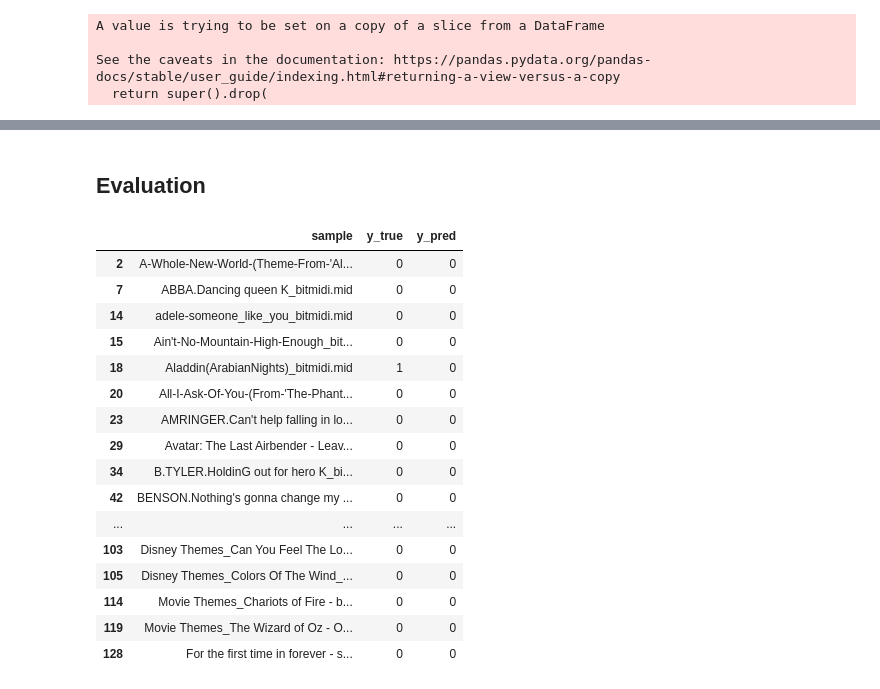
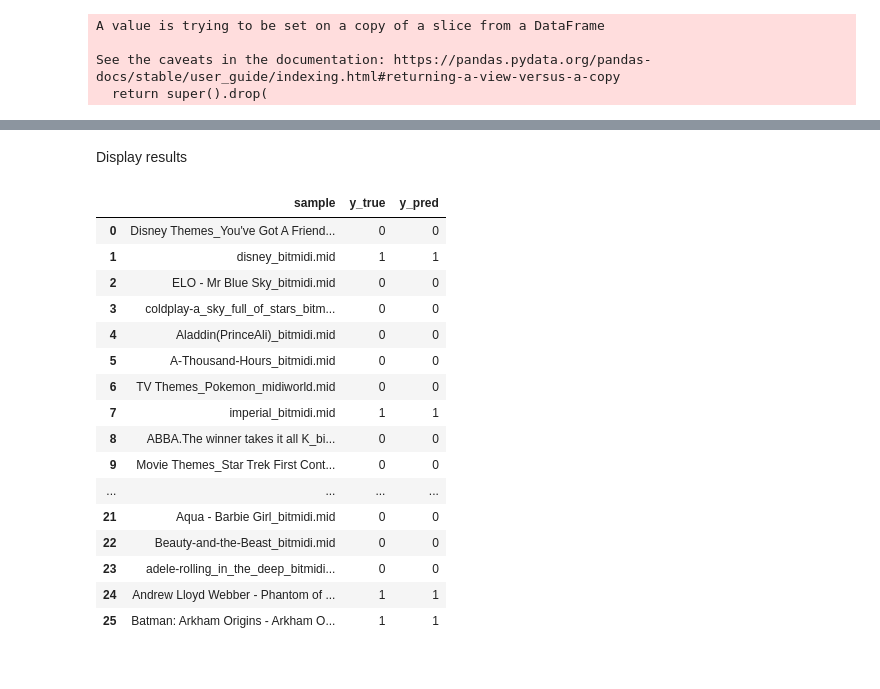
Before and after one commit to chuangcaleb/music-theme-recognition, a Jupyter notebook: training_model/model.ipynb, the cells around one changed output, grey strips where cells are left out. Cells and saved outputs as stored; diff of their text form; code cells hidden in the pictures.

Commit message:
feat: sampling, 0 var feat sel, decision tree

```diff
--- a/training_model/model.ipynb
+++ b/training_model/model.ipynb
@@ -47,7 +56,6 @@ raw_label_df = pd.read_excel(song_theme_label_database_path)
 Select the features for this iteration
 # %%
-# Feature Selection
-feature_df = raw_feature_df.loc[:,feature_start:feature_end]
+man_feature_df = raw_feature_df.loc[:,feature_start:feature_end]
 # %% [markdown]
 Select the labels for this iteration
 # %%
@@ -82,0 +108,13 @@ Splitting dataset
+# %%
+# from numpy import ravel
+
+# feature_np = feature_df.to_numpy()
+# label_np = label_df.to_numpy()
+# # feature_np = feature_df
+# # label_np = label_df
+
+# feature_np = feature_df.to_numpy()
+feature_np = var_feature_df
+label_np = label_df.to_numpy().astype(int)
+
+ids_df = raw_feature_df['sample']
@@ -106,16 +175,15 @@ print(sorted(Counter(y_resampled).items()))
 # %%
-# parameters = {'k': range(3,5), 's': [0.5, 0.7, 1.0]}
-# score = 'f1_macro'
+from sklearn.tree import DecisionTreeClassifier
+
+parameters = {'k': range(3,5), 's': [0.5, 0.7, 1.0]}
+score = 'f1_macro'
 # from imblearn.ensemble import BalancedRandomForestClassifier
 
 # classifier = GridSearchCV(MLkNN(), parameters, scoring=score)
-classifier = MLkNN()
+# classifier = MLkNN()
+classifier = DecisionTreeClassifier(max_leaf_nodes=10,random_state=rand_state)
 # classifier = BalancedRandomForestClassifier(n_estimators=500, random_state=rand_state)
 classifier.fit(x_train, y_train)
 
-# print (classifier.best_params_, classifier.best_score_)
+# print(classifier.best_params_, classifier.best_score_)
 # classifier.fit(X_resampled, y_resampled)
-
-# predict
-# predictions = classifier.predict(x_test)
-predictions = classifier.predict(x_test).asformat('array')
@@ -121,0 +226,2 @@ predictions = classifier.predict(x_test).asformat('array')
+# %%
+predictions = classifier.predict(x_test)
@@ -138,28 +240,32 @@ F1-score: 0.0
-# %% [markdown]
-## Evaluation
+# %% [markdown]
+Display results
 # %%
+predictions_df = pd.DataFrame(predictions, columns = label_df.columns)
+y_test_df = pd.DataFrame(predictions, columns = label_df.columns)
+
 results = pd.DataFrame(
-    {'sample': ids_test, 'y_true': flat_y_true, 'y_pred': flat_predictions})
+    # {'sample': ids_test, 'y_true': flat_y_true, 'y_pred': flat_predictions})
     # {'sample': ids_test, 'y_true': y_test, 'y_pred': predictions})
+    {'sample': ids_test.reset_index(drop=True), 'y_true': y_test_df[target_label], 'y_pred':predictions_df[target_label]})
 
 results = results.sort_index()
 
 results
 # %% [output]
 |  | sample | y_true | y_pred |
-| 2 | A-Whole-New-World-(Theme-From-'Al... | 0 | 0 |
-| 7 | ABBA.Dancing queen K_bitmidi.mid | 0 | 0 |
-| 14 | adele-someone_like_you_bitmidi.mid | 0 | 0 |
-| 15 | Ain't-No-Mountain-High-Enough_bit... | 0 | 0 |
-| 18 | Aladdin(ArabianNights)_bitmidi.mid | 1 | 0 |
-| 20 | All-I-Ask-Of-You-(From-'The-Phant... | 0 | 0 |
-| 23 | AMRINGER.Can't help falling in lo... | 0 | 0 |
-| 29 | Avatar: The Last Airbender - Leav... | 0 | 0 |
-| 34 | B.TYLER.HoldinG out for hero K_bi... | 0 | 0 |
-| 42 | BENSON.Nothing's gonna change my ... | 0 | 0 |
+| 0 | Disney Themes_You've Got A Friend... | 0 | 0 |
+| 1 | disney_bitmidi.mid | 1 | 1 |
+| 2 | ELO - Mr Blue Sky_bitmidi.mid | 0 | 0 |
+| 3 | coldplay-a_sky_full_of_stars_bitm... | 0 | 0 |
+| 4 | Aladdin(PrinceAli)_bitmidi.mid | 0 | 0 |
+| 5 | A-Thousand-Hours_bitmidi.mid | 0 | 0 |
+| 6 | TV Themes_Pokemon_midiworld.mid | 0 | 0 |
+| 7 | imperial_bitmidi.mid | 1 | 1 |
+| 8 | ABBA.The winner takes it all K_bi... | 0 | 0 |
+| 9 | Movie Themes_Star Trek First Cont... | 0 | 0 |
 | ... | ... | ... | ... |
-| 103 | Disney Themes_Can You Feel The Lo... | 0 | 0 |
-| 105 | Disney Themes_Colors Of The Wind_... | 0 | 0 |
-| 114 | Movie Themes_Chariots of Fire - b... | 0 | 0 |
-| 119 | Movie Themes_The Wizard of Oz - O... | 0 | 0 |
-| 128 | For the first time in forever - s... | 0 | 0 |
+| 21 | Aqua - Barbie Girl_bitmidi.mid | 0 | 0 |
+| 22 | Beauty-and-the-Beast_bitmidi.mid | 0 | 0 |
+| 23 | adele-rolling_in_the_deep_bitmidi... | 0 | 0 |
+| 24 | Andrew Lloyd Webber - Phantom of ... | 1 | 1 |
+| 25 | Batman: Arkham Origins - Arkham O... | 1 | 1 |
```
Also changed, not shown: parts of 31 cells of this notebook.
